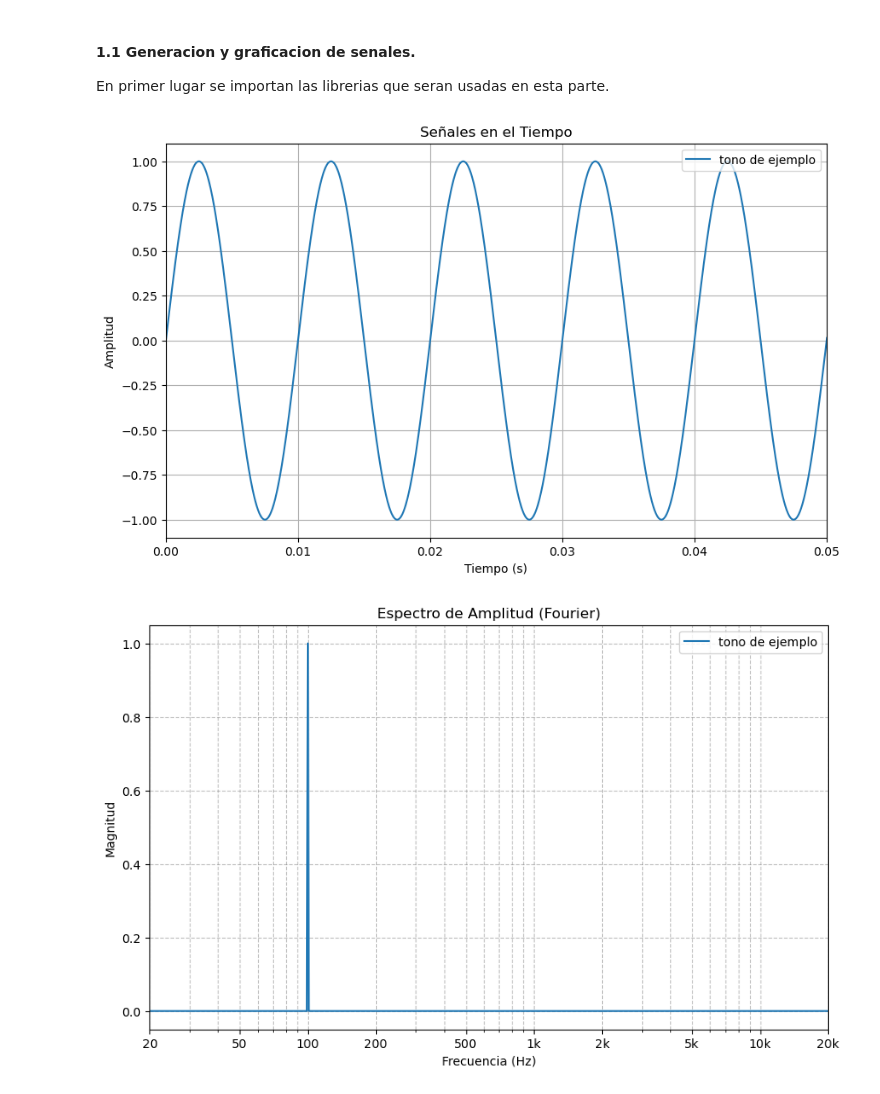
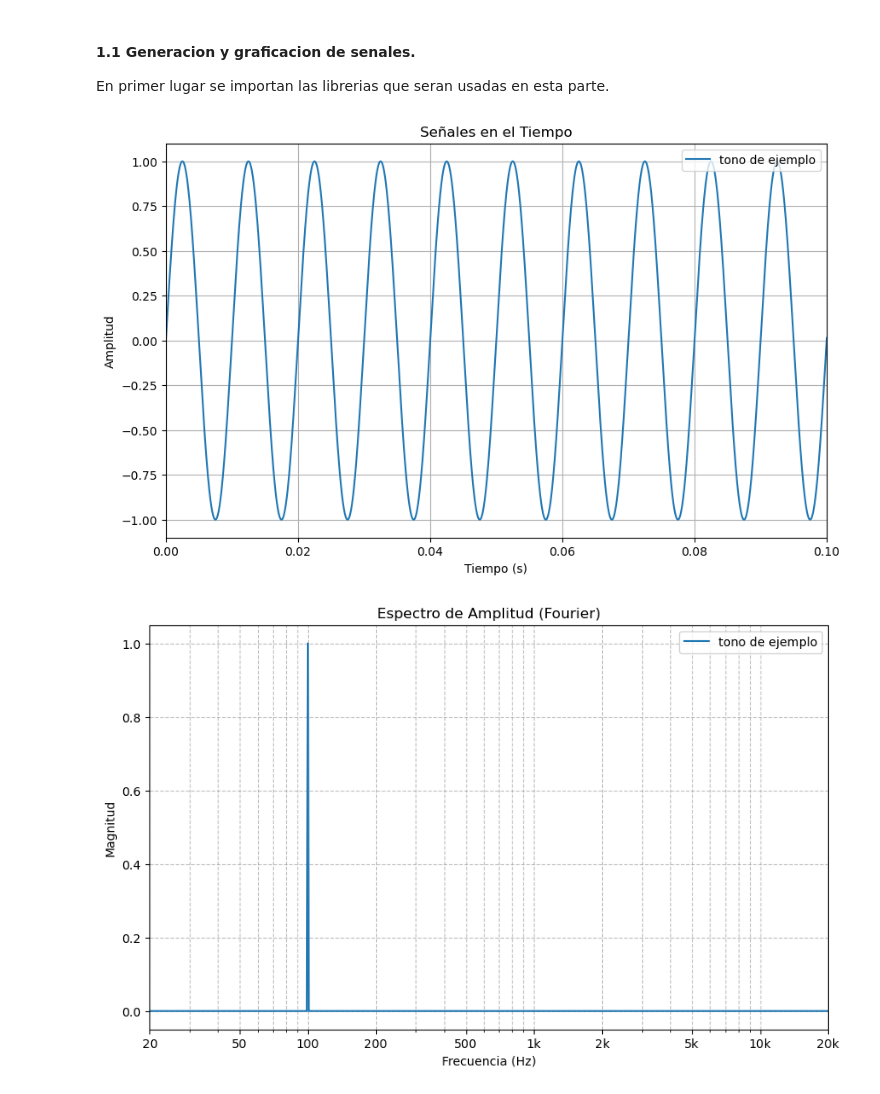
Before and after one commit to mattialuciana/DSP, a Jupyter notebook: Angio_Bajaroff_Mattia_Winiar.ipynb, the cells around one changed output. Drawn from its saved outputs; the diff is of its cells as text; code cells hidden in the pictures.

```diff
--- a/Angio_Bajaroff_Mattia_Winiar.ipynb
+++ b/Angio_Bajaroff_Mattia_Winiar.ipynb
@@ -25,10 +25,10 @@ from graficos import *
 # %%
 # Se definen los parametros de ejemplo
 tono_puro_1 = generar_tono_puro(amplitud=1, duracion=1, fs=44100, frecuencia=100)
-graficar_t(fs, tono_puro, 'tono de ejemplo', xlim=(0, 0.05))
-graficar_f(fs, tono_puro, 'tono de ejemplo')
+graficar_t(44100, tono_puro_1, 'tono de ejemplo', xlim=(0,0.1))
+graficar_f(44100, tono_puro_1, 'tono de ejemplo')
 # %% [output]
-[figure, old version]
+[figure, new version]
 [figure]
 # %%
 # Se prueba sumando senales
```
Also changed, not shown: parts of 2 cells of this notebook, 3 other files.
